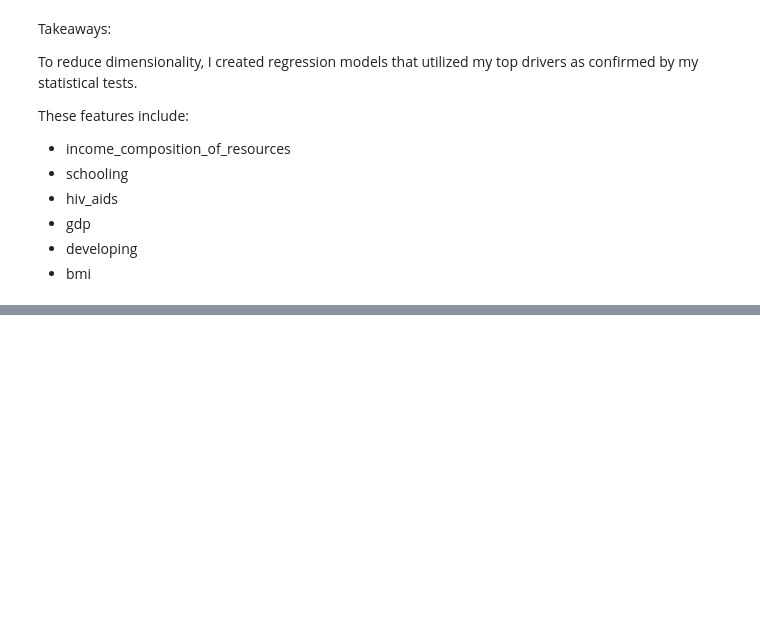
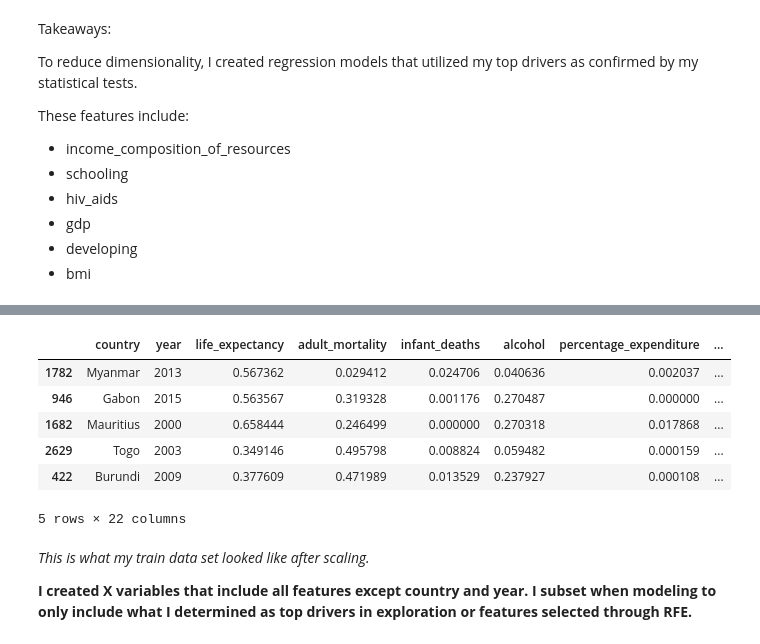
Before and after one commit to kristofer-rivera/predicting-life-expectancy, a Jupyter notebook: final_notebook.ipynb, the cells around one changed output, grey strips where cells are left out. Drawn from its saved outputs; the diff is of its cells as text; code cells hidden in the pictures; blank space fills up the shorter version.

Commit message:
Started the modeling section.

```diff
--- a/final_notebook.ipynb
+++ b/final_notebook.ipynb
@@ -339,0 +346,17 @@ These features include:
+# %%
+train_scaled, validate_scaled, test_scaled = wr.scale_data(train, validate, test)
+# %%
+# Scaled data
+train_scaled.head()
+# %% [output]
+|  | country | year | life_expectancy | adult_mortality | infant_deaths | alcohol | percentage_expenditure | ... |
+| 1782 | Myanmar | 2013 | 0.567362 | 0.029412 | 0.024706 | 0.040636 | 0.002037 | ... |
+| 946 | Gabon | 2015 | 0.563567 | 0.319328 | 0.001176 | 0.270487 | 0.000000 | ... |
+| 1682 | Mauritius | 2000 | 0.658444 | 0.246499 | 0.000000 | 0.270318 | 0.017868 | ... |
+| 2629 | Togo | 2003 | 0.349146 | 0.495798 | 0.008824 | 0.059482 | 0.000159 | ... |
+| 422 | Burundi | 2009 | 0.377609 | 0.471989 | 0.013529 | 0.237927 | 0.000108 | ... |
+5 rows × 22 columns
+# %% [markdown]
+*This is what my train data set looked like after scaling.*
+
+**I created X variables that include all features except country and year. I subset when modeling to only include what I determined as top drivers in exploration or features selected through RFE.**
```
Also changed, not shown: parts of 5 cells of this notebook.
